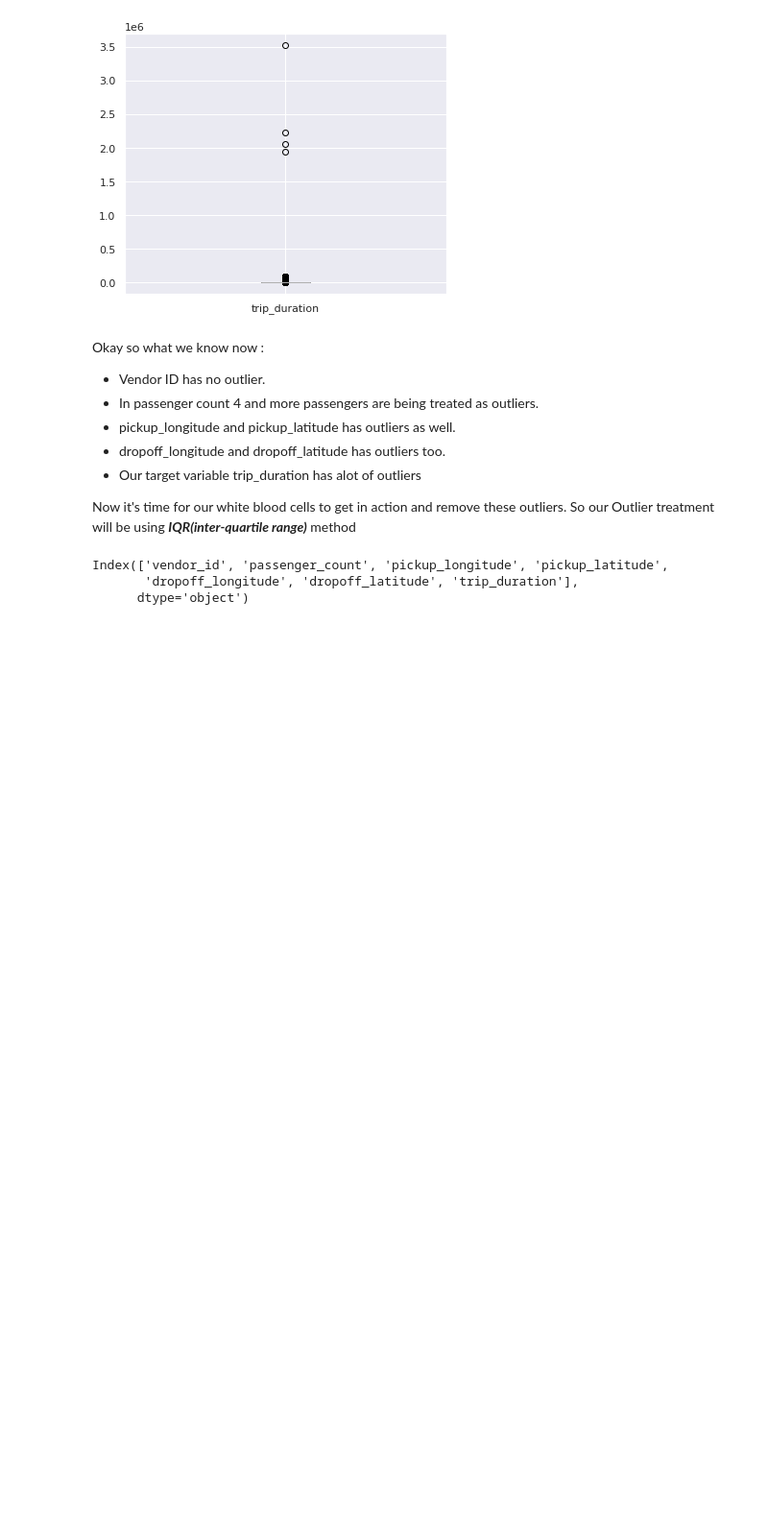
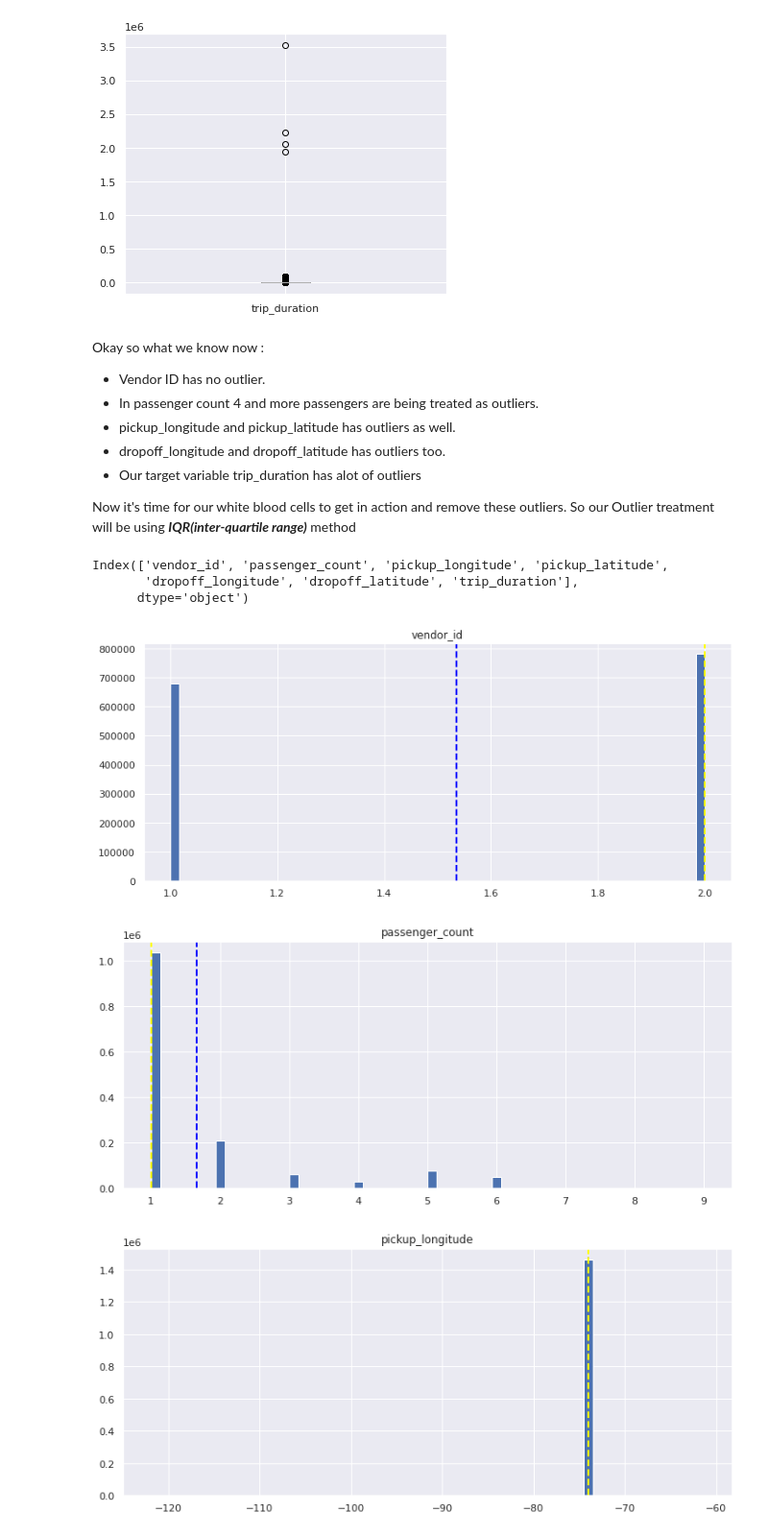
Before and after one commit to Creatrohit9/2-CAPSTON-ROHIT-BHADAURIYA-NYC-TAXI-TRIP-TIME-PRIDICTION, a Jupyter notebook: NYC_TAXI_TRIP_TIME_PRIDICTION_ROHITBHADAURIYA_2_Capstone_Project.ipynb, the cells around one changed output. Shown at 96% size. Saved outputs shown, nothing was run; the diff lists cells and outputs as text; code cells hidden in the pictures; blank space fills up the shorter version.

Commit message:
Commit for the outlier observation by hist plot

```diff
--- a/NYC_TAXI_TRIP_TIME_PRIDICTION_ROHITBHADAURIYA_2_Capstone_Project.ipynb
+++ b/NYC_TAXI_TRIP_TIME_PRIDICTION_ROHITBHADAURIYA_2_Capstone_Project.ipynb
@@ -302,3 +302,18 @@ taxi_feature
 Index(['vendor_id', 'passenger_count', 'pickup_longitude', 'pickup_latitude',
        'dropoff_longitude', 'dropoff_latitude', 'trip_duration'],
       dtype='object')
+# %%
+# make a bar plot for each features
+for col in taxi_feature:
+  visual2=plt.figure(figsize=(12,5))
+  ax=visual2.gca()
+  feature_taxi=taxi_df[col]
+  feature_taxi.hist(bins=60,ax=ax)
+  ax.axvline(feature_taxi.mean(),color='blue',linestyle='dashed',linewidth=2)
+  ax.axvline(feature_taxi.median(),color='yellow',linestyle='dashed',linewidth=2)
+  ax.set_title(col)
+plt.show()
+# %% [output]
+[figure, added]
+[figure, added]
+[figure, added]
```
Also changed, not shown: parts of 1 cell of this notebook.
